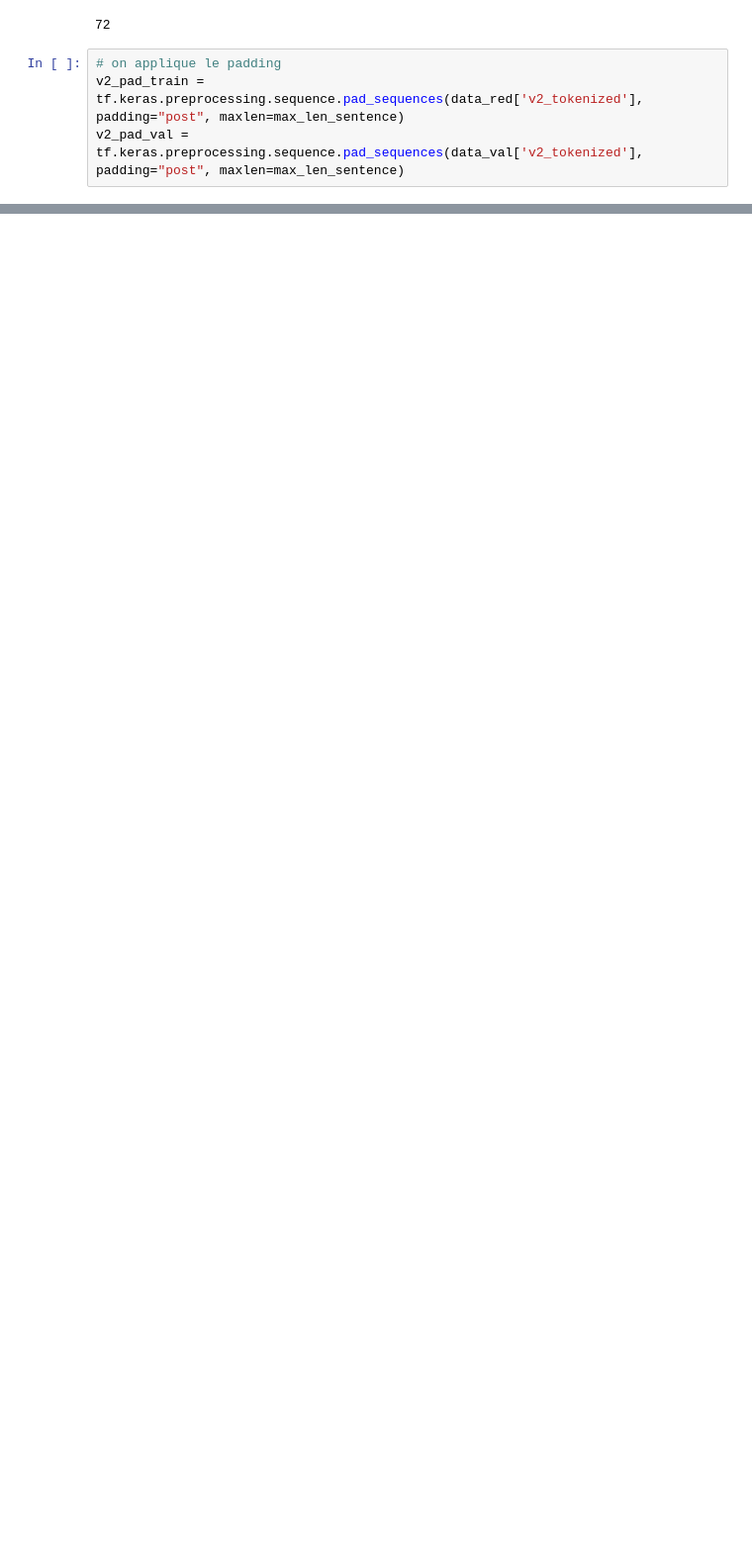
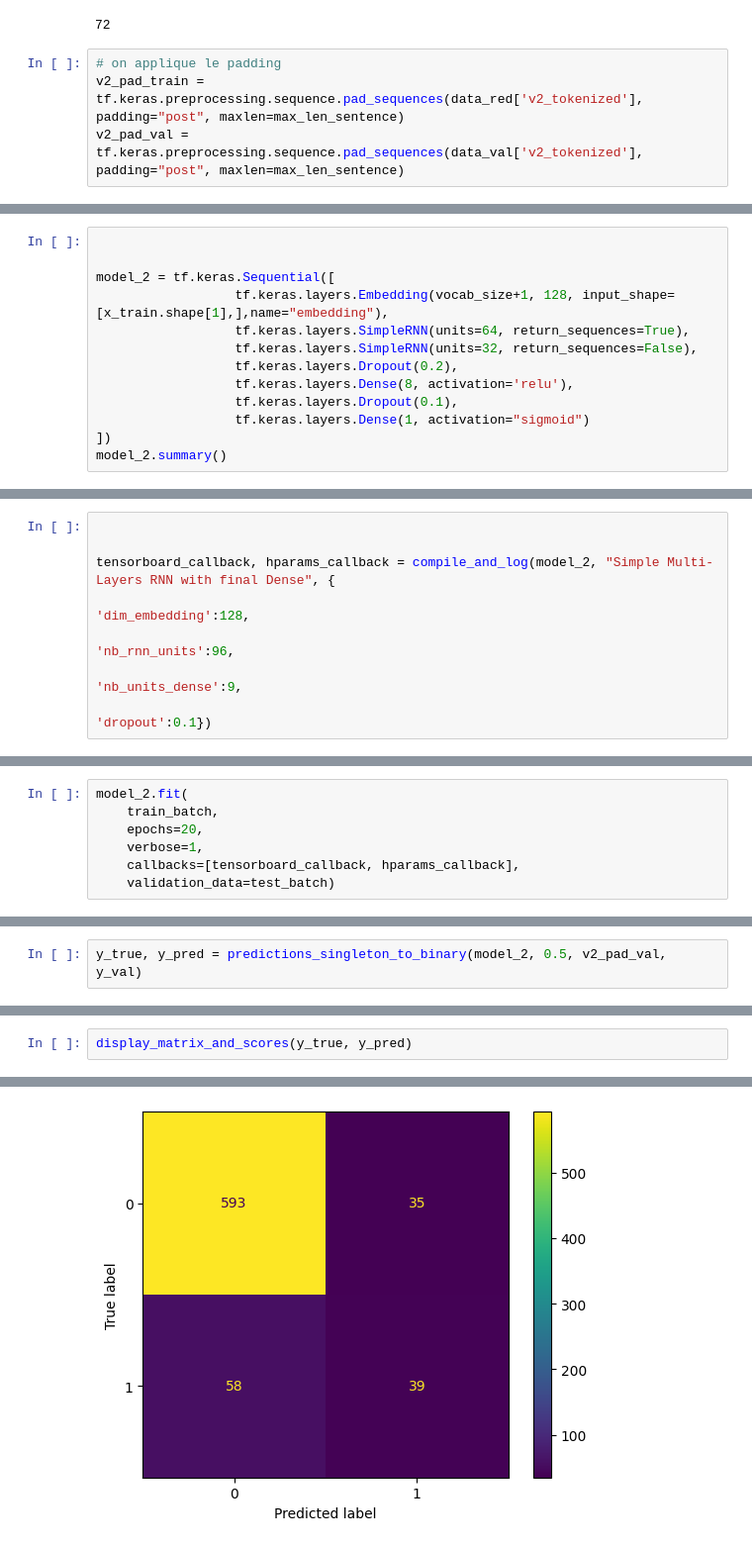
Before and after one commit to amandinesandri/Block_4_Deep_Learning, a Jupyter notebook: AT_T_analysis.ipynb, the cells around one changed output, grey strips where cells are left out. Shown at 99% size. Saved outputs shown, nothing was run; the diff lists cells and outputs as text; blank space fills up the shorter version.

```diff
--- a/AT_T_analysis.ipynb
+++ b/AT_T_analysis.ipynb
@@ -244,0 +432,13 @@ v2_pad_val = tf.keras.preprocessing.sequence.pad_sequences(data_val['v2_tokenize
+# %%
+
+
+model_2 = tf.keras.Sequential([
+                  tf.keras.layers.Embedding(vocab_size+1, 128, input_shape=[x_train.shape[1],],name="embedding"),
+                  tf.keras.layers.SimpleRNN(units=64, return_sequences=True),
+                  tf.keras.layers.SimpleRNN(units=32, return_sequences=False),
+                  tf.keras.layers.Dropout(0.2),
+                  tf.keras.layers.Dense(8, activation='relu'),
+                  tf.keras.layers.Dropout(0.1),
+                  tf.keras.layers.Dense(1, activation="sigmoid")
+])
+model_2.summary()
@@ -244,0 +465,8 @@ v2_pad_val = tf.keras.preprocessing.sequence.pad_sequences(data_val['v2_tokenize
+# %%
+
+
+tensorboard_callback, hparams_callback = compile_and_log(model_2, "Simple Multi-Layers RNN with final Dense", {
+                                                                                            'dim_embedding':128,
+                                                                                            'nb_rnn_units':96,
+                                                                                            'nb_units_dense':9,
+                                                                                            'dropout':0.1})
@@ -244,0 +475,7 @@ v2_pad_val = tf.keras.preprocessing.sequence.pad_sequences(data_val['v2_tokenize
+# %%
+model_2.fit(
+    train_batch,
+    epochs=20,
+    verbose=1,
+    callbacks=[tensorboard_callback, hparams_callback],
+    validation_data=test_batch)
@@ -244,0 +512,2 @@ v2_pad_val = tf.keras.preprocessing.sequence.pad_sequences(data_val['v2_tokenize
+# %%
+y_true, y_pred = predictions_singleton_to_binary(model_2, 0.5, v2_pad_val, y_val)
@@ -244,0 +516,3 @@ v2_pad_val = tf.keras.preprocessing.sequence.pad_sequences(data_val['v2_tokenize
+# %%
+display_matrix_and_scores(y_true, y_pred)
+# %% [output]
@@ -244,0 +522 @@ v2_pad_val = tf.keras.preprocessing.sequence.pad_sequences(data_val['v2_tokenize
+[figure, added]
```
Also changed, not shown: parts of 50 cells of this notebook.
